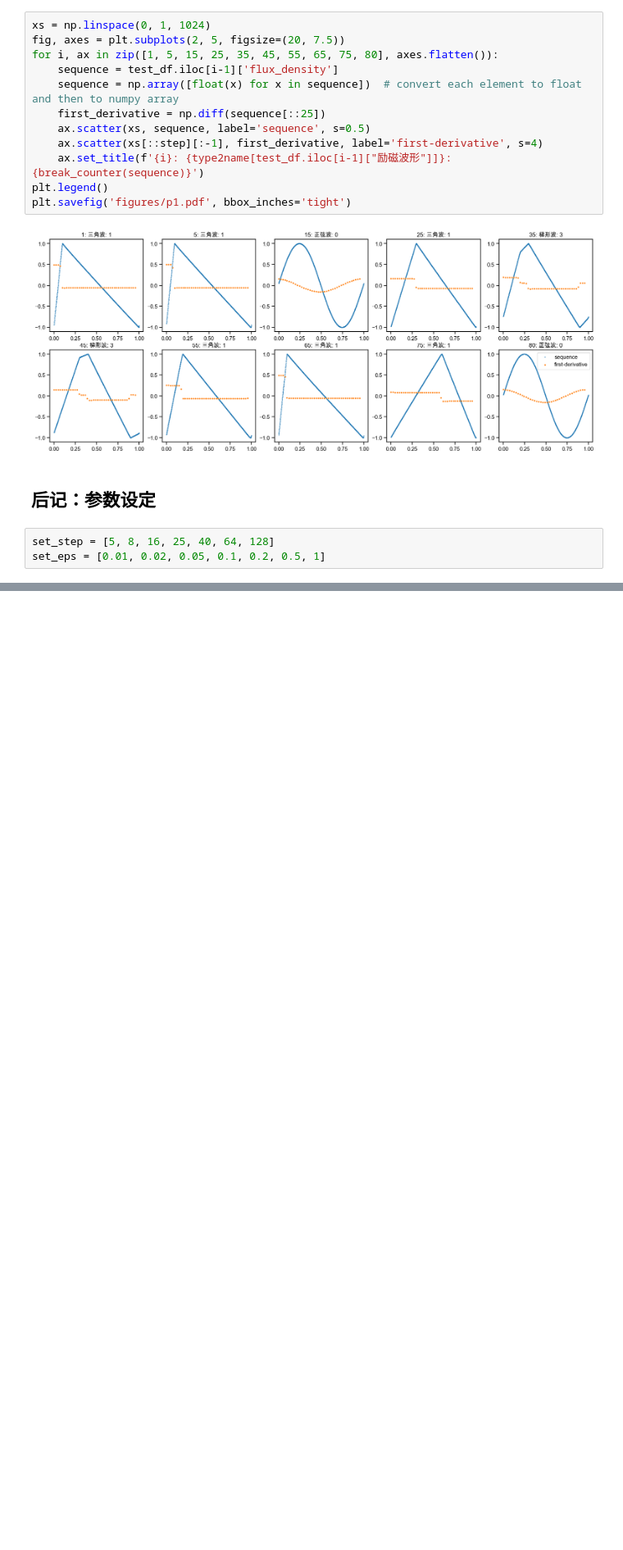
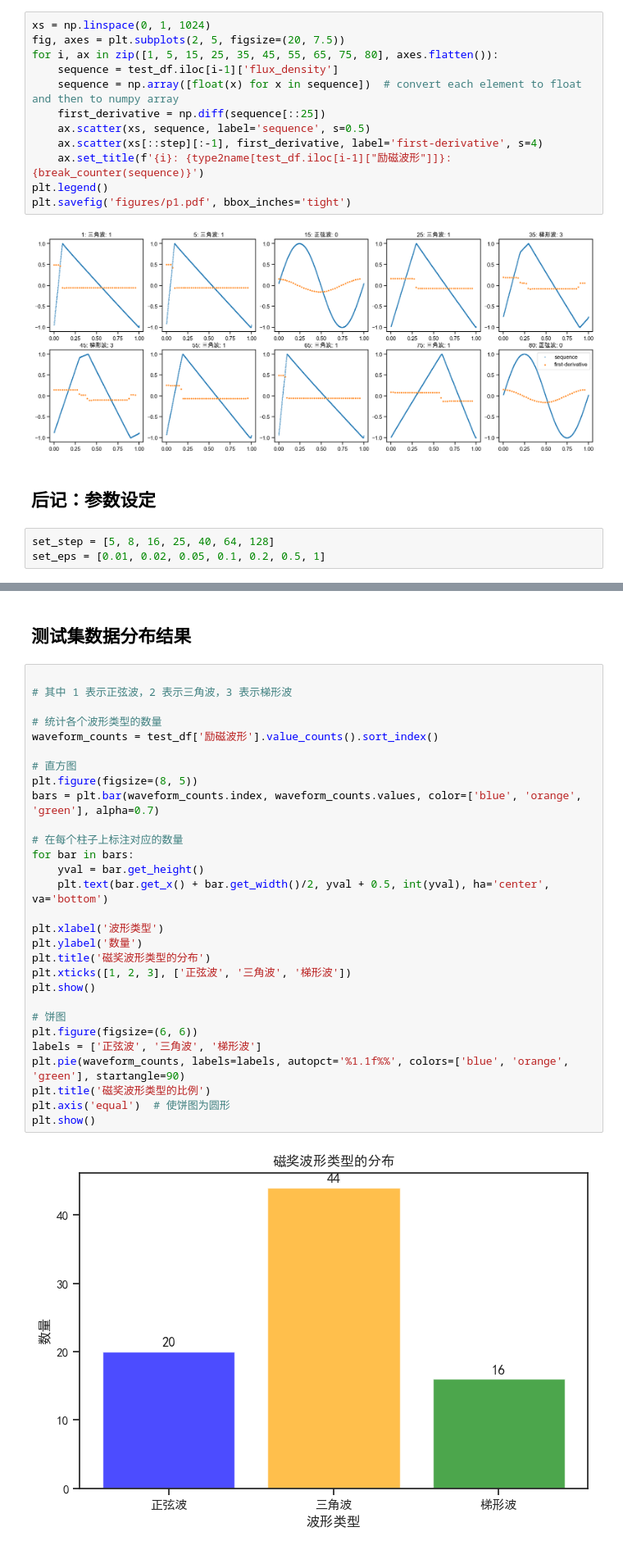
Before and after one commit to DURUII/Contest-CPMCM2024-C, a Jupyter notebook: Prob1.ipynb, the cells around one changed output, grey strips where cells are left out. Shown: that part at 82% size. Drawn from its saved outputs; the diff is of its cells as text; blank space fills up the shorter version.

```diff
--- a/Prob1.ipynb
+++ b/Prob1.ipynb
@@ -222,0 +320,33 @@ set_eps = [0.01, 0.02, 0.05, 0.1, 0.2, 0.5, 1]
+# %% [markdown]
+## 测试集数据分布结果
+# %%
+
+# 其中 1 表示正弦波，2 表示三角波，3 表示梯形波
+
+# 统计各个波形类型的数量
+waveform_counts = test_df['励磁波形'].value_counts().sort_index()
+
+# 直方图
+plt.figure(figsize=(8, 5))
+bars = plt.bar(waveform_counts.index, waveform_counts.values, color=['blue', 'orange', 'green'], alpha=0.7)
+
+# 在每个柱子上标注对应的数量
+for bar in bars:
+    yval = bar.get_height()
+    plt.text(bar.get_x() + bar.get_width()/2, yval + 0.5, int(yval), ha='center', va='bottom')
+
+plt.xlabel('波形类型')
+plt.ylabel('数量')
+plt.title('磁奖波形类型的分布')
+plt.xticks([1, 2, 3], ['正弦波', '三角波', '梯形波'])
+plt.show()
+
+# 饼图
+plt.figure(figsize=(6, 6))
+labels = ['正弦波', '三角波', '梯形波']
+plt.pie(waveform_counts, labels=labels, autopct='%1.1f%%', colors=['blue', 'orange', 'green'], startangle=90)
+plt.title('磁奖波形类型的比例')
+plt.axis('equal')  # 使饼图为圆形
+plt.show()
+# %% [output]
+[figure, added]
```
Also changed, not shown: parts of 3 cells of this notebook.
